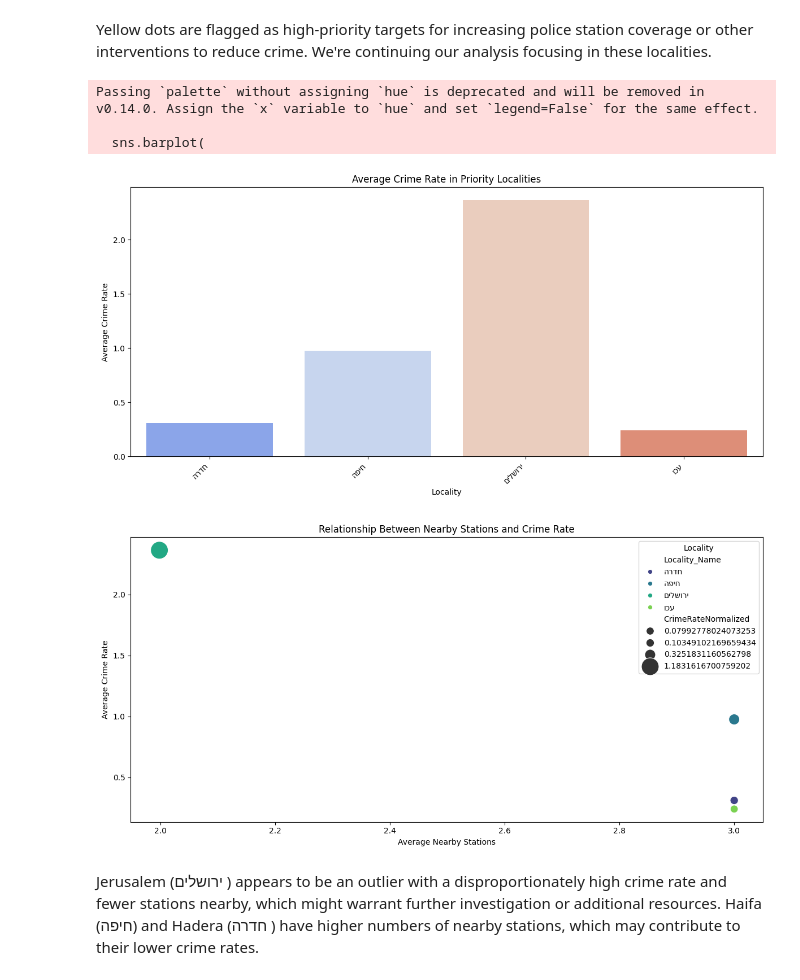
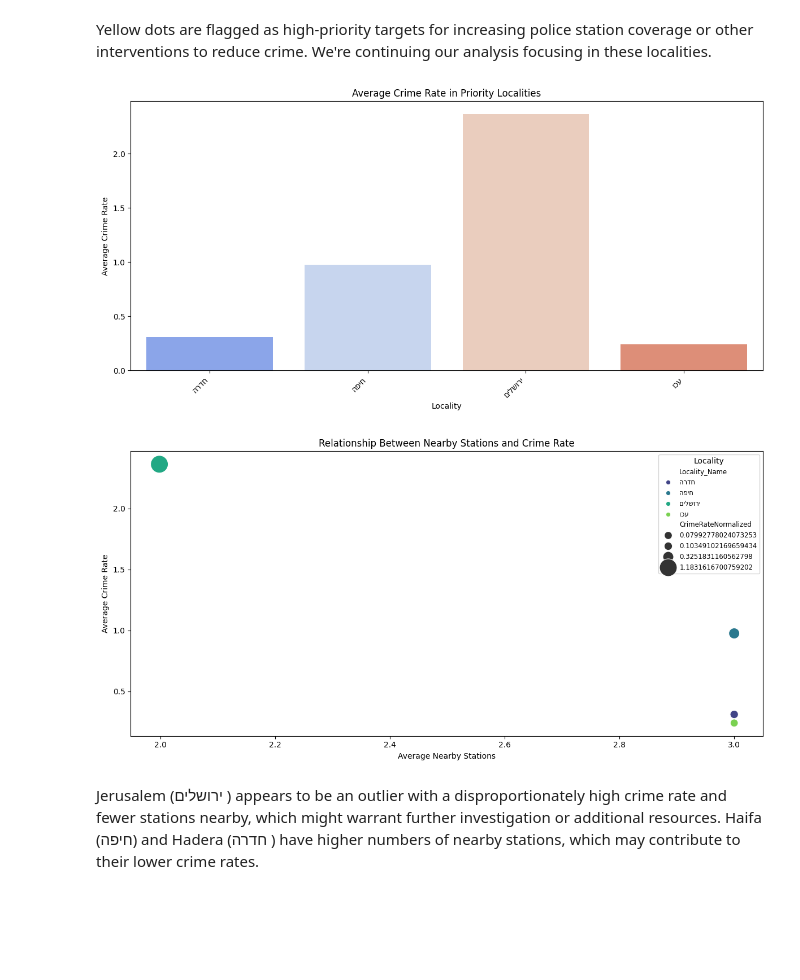
Before and after one commit to orifelszer/CrimeData, a Jupyter notebook: Anomaly_Detection.ipynb, the cells around one changed output. Saved outputs shown, nothing was run; the diff lists cells and outputs as text; code cells hidden in the pictures; blank space fills up the shorter version.

```diff
--- a/Anomaly_Detection.ipynb
+++ b/Anomaly_Detection.ipynb
@@ -231,10 +241,6 @@ plt.show()
 Yellow dots are flagged as high-priority targets for increasing police station coverage or other interventions to reduce crime.
 We're continuing our analysis focusing in these localities.
 # %%
-# Reverse Hebrew text (if necessary) for axis labels
-def reverse_hebrew_text(text):
-    return text[::-1] if isinstance(text, str) else text  # Reverse strings only
-
 # Ensure RTL support in matplotlib
 rcParams['text.usetex'] = False  # Disable LaTeX for better compatibility
 rcParams['font.family'] = 'DejaVu Sans'  # Use a font that supports Hebrew characters
@@ -242,44 +248,45 @@ rcParams['font.family'] = 'DejaVu Sans'  # Use a font that supports Hebrew chara
 # Reverse Hebrew text for 'Locality_Name'
 priority_yeshuvs_with_names['Locality_Name'] = priority_yeshuvs_with_names['Locality_Name'].apply(reverse_hebrew_text)
 
-# Visualization: Barplot of priority localities with RTL text
 plt.figure(figsize=(12, 6))
 sns.barplot(
     data=priority_yeshuvs_with_names,
     x='Locality_Name',
     y='YeshuvCrimeRateAvg',
-    palette='coolwarm'
+    hue='Locality_Name',  # Explicitly assign x to hue
+    palette='coolwarm',
+    dodge=False  # Avoid multiple bars for same x-value
 )
 plt.title("Average Crime Rate in Priority Localities", loc='center')
 plt.xlabel("Locality")
 plt.ylabel("Average Crime Rate")
 plt.xticks(rotation=45, horizontalalignment='right')
+plt.legend([], [], frameon=False)  # Hide legend if unnecessary
 plt.tight_layout()
 plt.show()
 
 # Visualization: Scatterplot showing relationship between stations and crime rates with RTL text
 plt.figure(figsize=(12, 6))
-sns.scatterplot(
+scatter = sns.scatterplot(
     data=priority_yeshuvs_with_names,
     x='StationsNearbyAvg',
     y='YeshuvCrimeRateAvg',
     size='CrimeRateNormalized',
     hue='Locality_Name',
     sizes=(100, 500),
     palette='viridis'
 )
+# Add legend explicitly for scatterplot
+handles, labels = scatter.get_legend_handles_labels()
+plt.legend(handles, labels, title="Locality", loc='best', fontsize='small')
 plt.title("Relationship Between Nearby Stations and Crime Rate", loc='center')
 plt.xlabel("Average Nearby Stations")
 plt.ylabel("Average Crime Rate")
-plt.legend(title="Locality", loc='best')
 plt.tight_layout()
 plt.show()
 # %% [output]
-Passing `palette` without assigning `hue` is deprecated and will be removed in v0.14.0. Assign the `x` variable to `hue` and set `legend=False` for the same effect.
-
-  sns.barplot(
 [figure]
-[figure, old version]
+[figure, new version]
 # %% [markdown]
 Jerusalem (ירושלים ) appears to be an outlier with a disproportionately high crime rate and fewer stations nearby, which might warrant further investigation or additional resources.
 Haifa (חיפה) and Hadera (חדרה ) have higher numbers of nearby stations, which may contribute to their lower crime rates.
```
Also changed, not shown: parts of 6 cells of this notebook.
